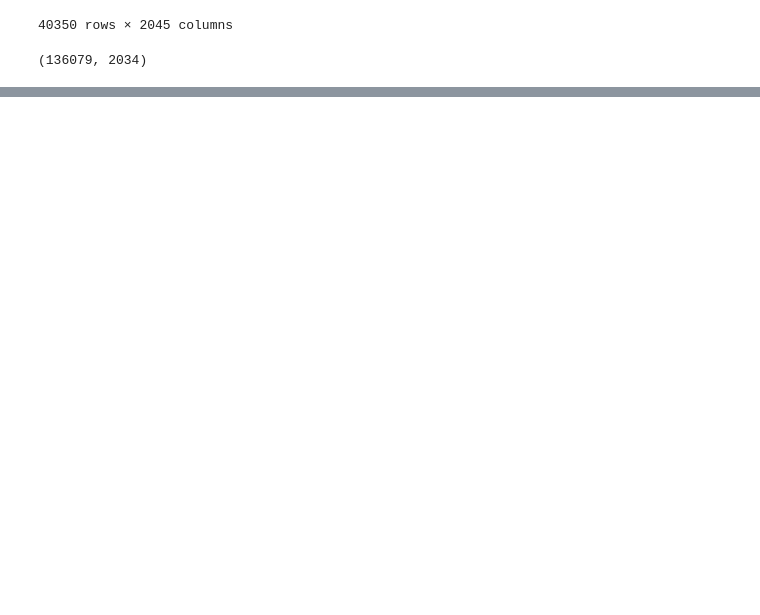
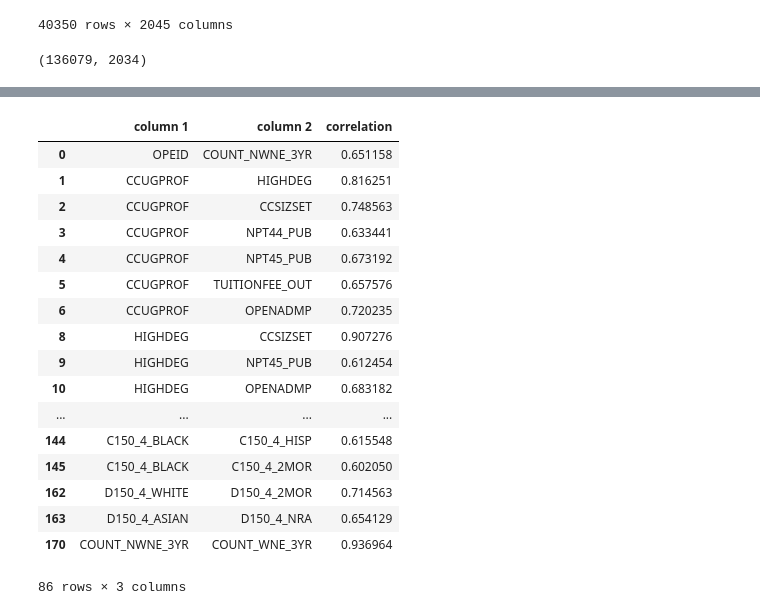
Before and after one commit to voduwa/Final-Project, a Jupyter notebook: tyler.ipynb, the cells around one changed output, grey strips where cells are left out. Cells and saved outputs as stored; diff of their text form; code cells hidden in the pictures; blank space fills up the shorter version.

```diff
--- a/tyler.ipynb
+++ b/tyler.ipynb
@@ -272,0 +303,32 @@ writer.save()
+# %%
+#Deletes duplicate rows with function
+
+def create_key(row):
+    if  row['column 1'] < row['column 2']:
+        return row['column 1'] + row['column 2']
+    else:
+        return row['column 2'] + row['column 1']
+
+high_corrs['Key'] = high_corrs.apply(create_key, axis=1)
+high_corrs.drop_duplicates(subset ="Key", keep = 'first', inplace = True)
+high_corrs = high_corrs.drop(columns='Key')
+high_corrs
+# %% [output]
+|  | column 1 | column 2 | correlation |
+| 0 | OPEID | COUNT_NWNE_3YR | 0.651158 |
+| 1 | CCUGPROF | HIGHDEG | 0.816251 |
+| 2 | CCUGPROF | CCSIZSET | 0.748563 |
+| 3 | CCUGPROF | NPT44_PUB | 0.633441 |
+| 4 | CCUGPROF | NPT45_PUB | 0.673192 |
+| 5 | CCUGPROF | TUITIONFEE_OUT | 0.657576 |
+| 6 | CCUGPROF | OPENADMP | 0.720235 |
+| 8 | HIGHDEG | CCSIZSET | 0.907276 |
+| 9 | HIGHDEG | NPT45_PUB | 0.612454 |
+| 10 | HIGHDEG | OPENADMP | 0.683182 |
+| ... | ... | ... | ... |
+| 144 | C150_4_BLACK | C150_4_HISP | 0.615548 |
+| 145 | C150_4_BLACK | C150_4_2MOR | 0.602050 |
+| 162 | D150_4_WHITE | D150_4_2MOR | 0.714563 |
+| 163 | D150_4_ASIAN | D150_4_NRA | 0.654129 |
+| 170 | COUNT_NWNE_3YR | COUNT_WNE_3YR | 0.936964 |
+86 rows × 3 columns
```
Also changed, not shown: parts of 8 cells of this notebook.
